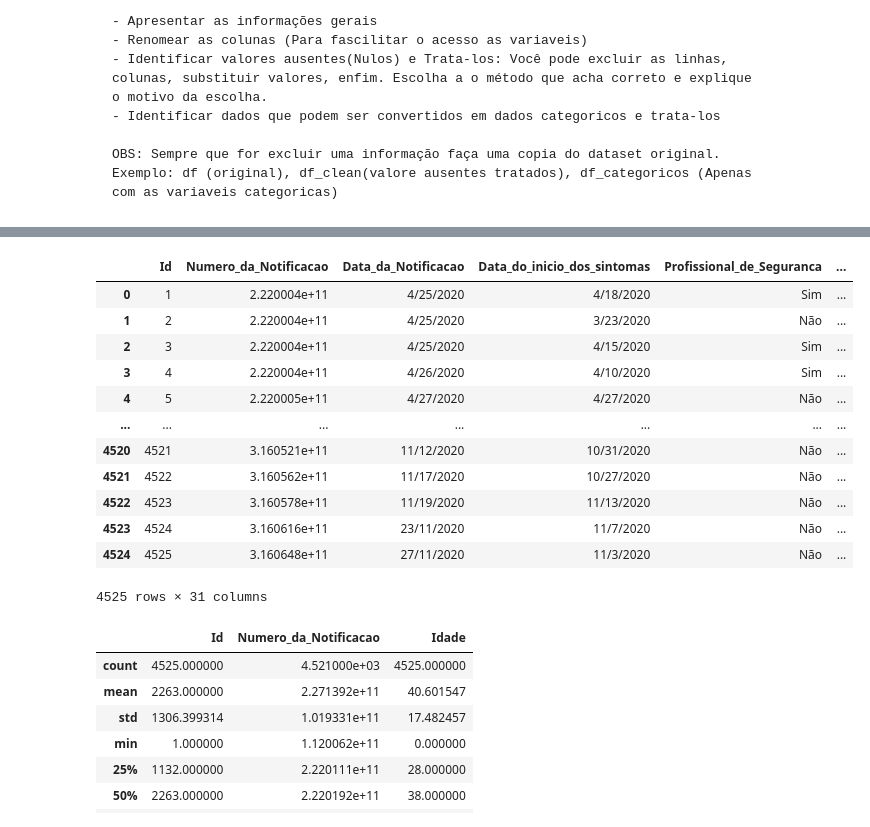
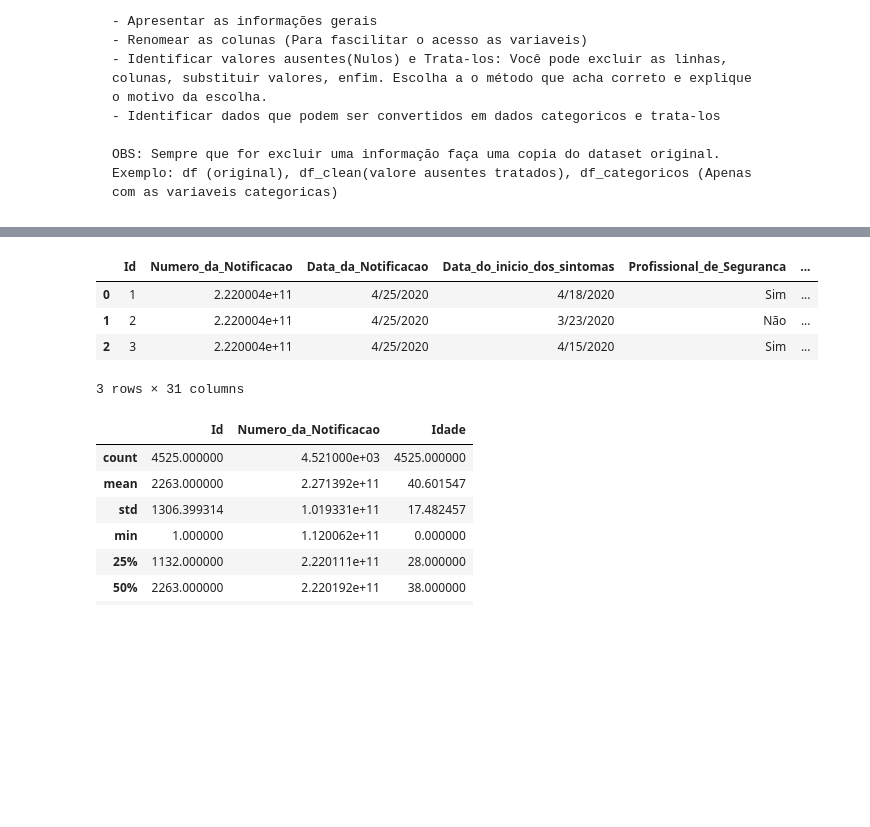
Before and after one commit to saul-rocha/MTI_Ciencia_de_dados, a Jupyter notebook: atividade-covid-picos/covid_picos_exercicio.ipynb, the cells around one changed output, grey strips where cells are left out. Cells and saved outputs as stored; diff of their text form; code cells hidden in the pictures; blank space fills up the shorter version.

```diff
--- a/atividade-covid-picos/covid_picos_exercicio.ipynb
+++ b/atividade-covid-picos/covid_picos_exercicio.ipynb
@@ -27,5 +27,5 @@ columns1 = ['Id','Numero_da_Notificacao','Data_da_Notificacao','Data_do_inicio_d
 'Sintoma_Outros','Sintoma_Dor_de_cabeca','Sintoma_Disturbio_Gustativo','Sintoma_Disturbio_Olfativo','Sintoma_Coriza','Assintomatico',
 'Condições_Doenças_respiratorias_cronicas_descompensadas','Condições_Doenças_cardiacas_cronicas','Condições_Diabetes','Condições_Doencas_renais_cronicas_',
 'Condições_Imunossupressao','Condições_Gestante','Condições_Portador_de_doenças_cromossómicas','Condições_Obesidade',
-'Tipo_de_Teste','Classificação_Final','Evolucao_do_Caso']
+'Tipo_de_Teste','Classificacao_Final','Evolucao_do_Caso']
 # %%
@@ -47,21 +39,13 @@ df
 # %%
 #Aprensentando informações gerais
 df_rename = df.set_axis(columns1, axis="columns")
-df_rename
+df_rename.head(3)
 # %% [output]
 |  | Id | Numero_da_Notificacao | Data_da_Notificacao | Data_do_inicio_dos_sintomas | Profissional_de_Seguranca | ... |
 | 0 | 1 | 2.220004e+11 | 4/25/2020 | 4/18/2020 | Sim | ... |
 | 1 | 2 | 2.220004e+11 | 4/25/2020 | 3/23/2020 | Não | ... |
 | 2 | 3 | 2.220004e+11 | 4/25/2020 | 4/15/2020 | Sim | ... |
-| 3 | 4 | 2.220004e+11 | 4/26/2020 | 4/10/2020 | Sim | ... |
-| 4 | 5 | 2.220005e+11 | 4/27/2020 | 4/27/2020 | Não | ... |
-| ... | ... | ... | ... | ... | ... | ... |
-| 4520 | 4521 | 3.160521e+11 | 11/12/2020 | 10/31/2020 | Não | ... |
-| 4521 | 4522 | 3.160562e+11 | 11/17/2020 | 10/27/2020 | Não | ... |
-| 4522 | 4523 | 3.160578e+11 | 11/19/2020 | 11/13/2020 | Não | ... |
-| 4523 | 4524 | 3.160616e+11 | 23/11/2020 | 11/7/2020 | Não | ... |
-| 4524 | 4525 | 3.160648e+11 | 27/11/2020 | 11/3/2020 | Não | ... |
-4525 rows × 31 columns
+3 rows × 31 columns
 # %%
 #Identificando valores ausentes
 
```
Also changed, not shown: parts of 29 cells of this notebook.
